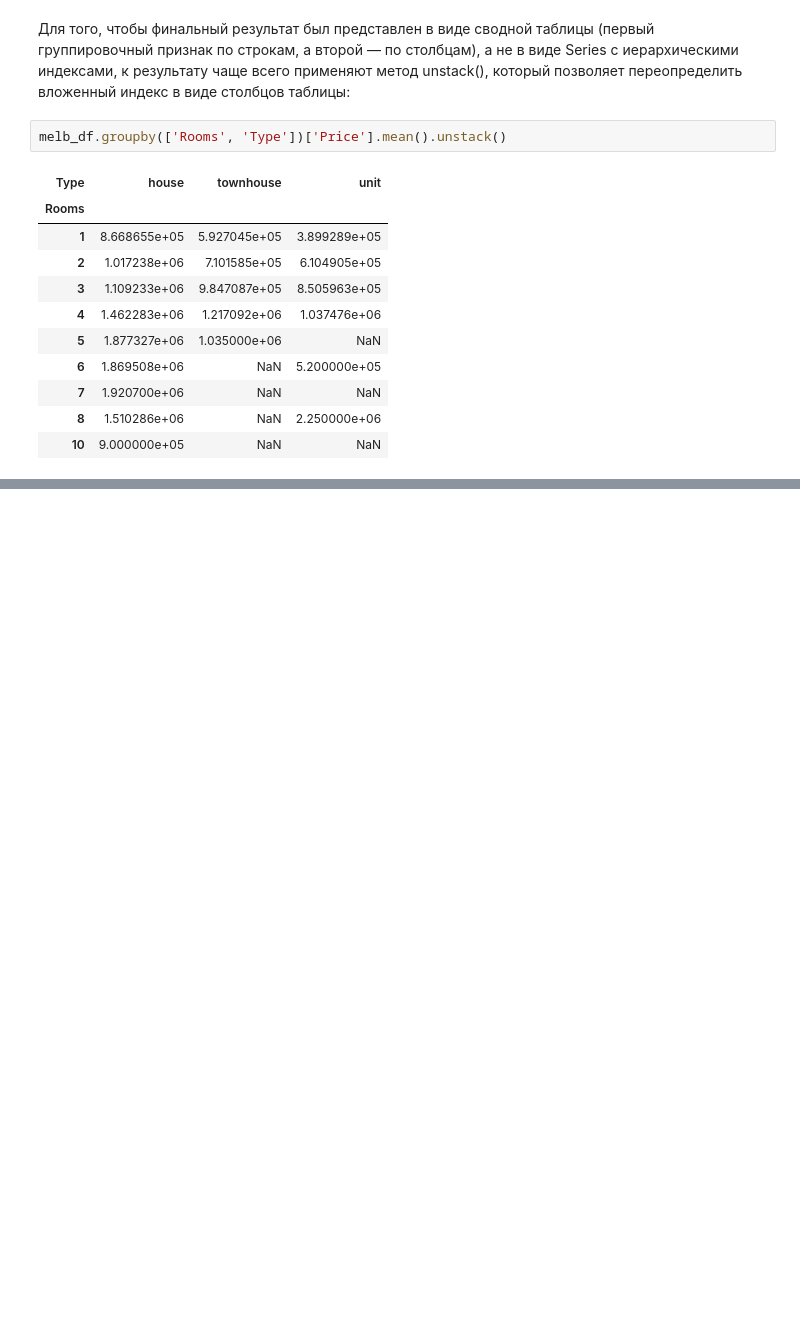
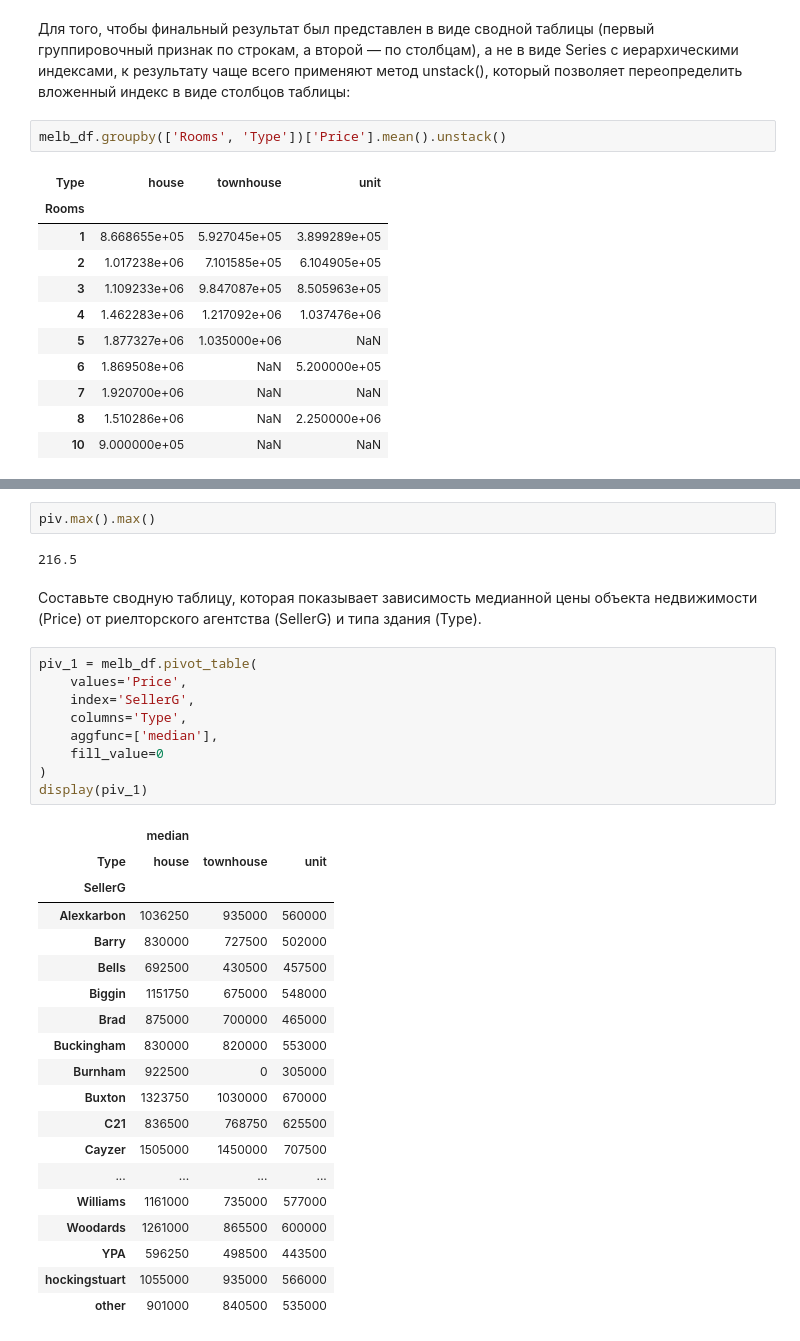
Before and after one commit to sibfox11/Skill-Factory-R2, a Jupyter notebook: Введение_в_Pandas/pandas_advanced.ipynb, the cells around one changed output, grey strips where cells are left out. Saved outputs shown, nothing was run; the diff lists cells and outputs as text; blank space fills up the shorter version.

```diff
--- a/Введение_в_Pandas/pandas_advanced.ipynb
+++ b/Введение_в_Pandas/pandas_advanced.ipynb
@@ -511,0 +760,35 @@ fill_value — значение, которым необходимо запол
+# %%
+piv.max().max()
+# %% [output]
+216.5
+# %% [markdown]
+Составьте сводную таблицу, которая показывает зависимость медианной цены объекта недвижимости (Price) от риелторского агентства (SellerG) и типа здания (Type).
+# %%
+piv_1 = melb_df.pivot_table(
+    values='Price',
+    index='SellerG',
+    columns='Type',
+    aggfunc=['median'],
+    fill_value=0
+)
+display(piv_1)
+# %% [output]
+|  | median |  |  |
+| Type | house | townhouse | unit |
+| SellerG |  |  |  |
+| Alexkarbon | 1036250 | 935000 | 560000 |
+| Barry | 830000 | 727500 | 502000 |
+| Bells | 692500 | 430500 | 457500 |
+| Biggin | 1151750 | 675000 | 548000 |
+| Brad | 875000 | 700000 | 465000 |
+| Buckingham | 830000 | 820000 | 553000 |
+| Burnham | 922500 | 0 | 305000 |
+| Buxton | 1323750 | 1030000 | 670000 |
+| C21 | 836500 | 768750 | 625500 |
+| Cayzer | 1505000 | 1450000 | 707500 |
+| ... | ... | ... | ... |
+| Williams | 1161000 | 735000 | 577000 |
+| Woodards | 1261000 | 865500 | 600000 |
+| YPA | 596250 | 498500 | 443500 |
+| hockingstuart | 1055000 | 935000 | 566000 |
+| other | 901000 | 840500 | 535000 |
```
Also changed, not shown: parts of 25 cells of this notebook, 3 other files.
